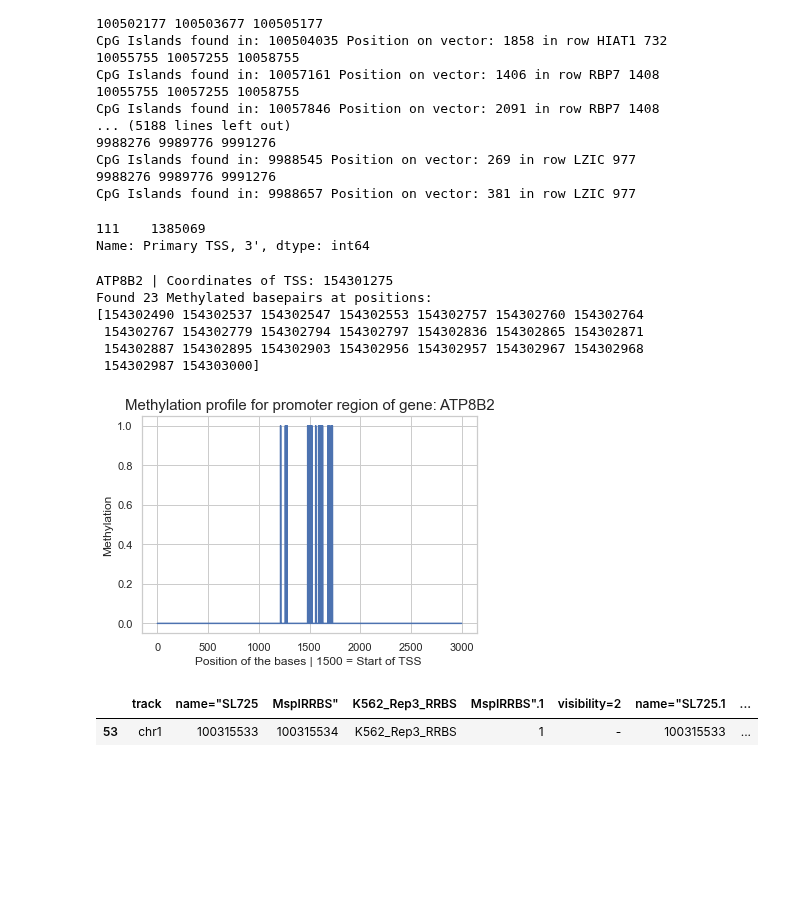
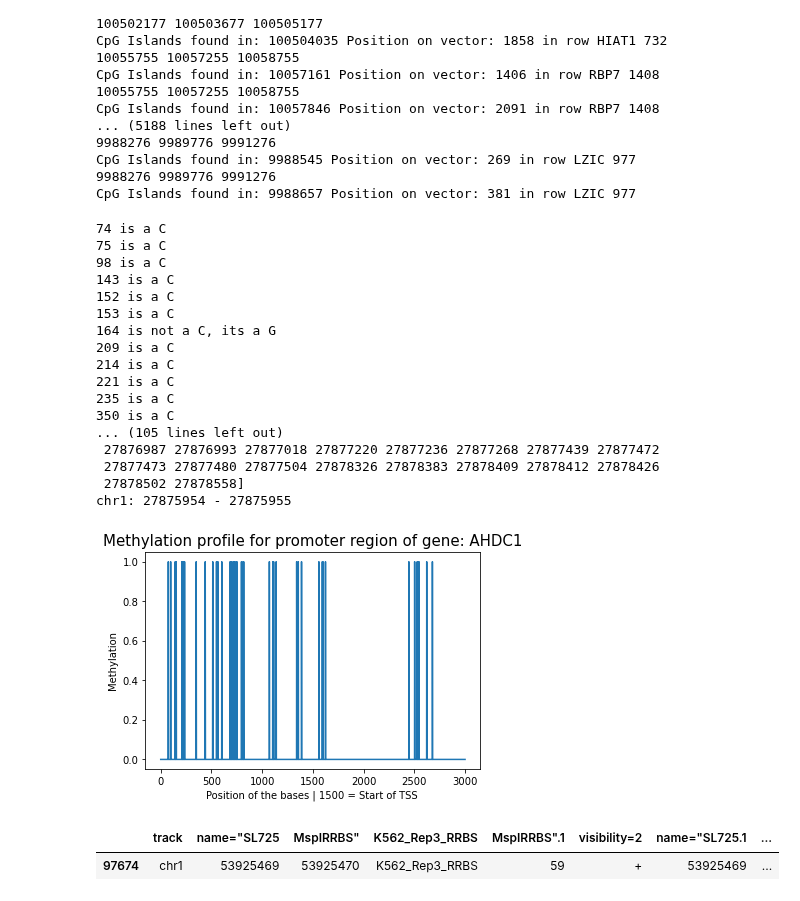
Before and after one commit to sermare/DeepOff, a Jupyter notebook: 1000 essential genes.ipynb, the cells around one changed output. Drawn from its saved outputs; the diff is of its cells as text; code cells hidden in the pictures; blank space fills up the shorter version.

Commit message:
changed methylation_basepairs fxn

```diff
--- a/1000 essential genes.ipynb
+++ b/1000 essential genes.ipynb
@@ -675,32 +642,52 @@ CpG Islands found in: 9988657 Position on vector: 381 in row LZIC 977
 # %%
 ## Function to show each position for a certain gene
 
+import matplotlib.pyplot as plt
+import matplotlib.colors as mcolors
+import matplotlib.cm as cm
+from sklearn.linear_model import LinearRegression
+
+
 def methylated_basepairs(int):
+
+    is_c(int)
+    is_c(int)
+
     x = chr1_ps.head(int).tail(1)['Gene'].iloc[-1]
     print(x, "| Coordinates of TSS:", chr1_ps[chr1_ps['Gene'] == x]["Primary TSS, 3'"].iloc[-1])
     print("Found", len([np.where(tmp[int] == 1)][0][0]) , "Methylated basepairs at positions:")
-    print([np.where(tmp[int] == 1)][0][0] + chr1_ps[chr1_ps['Gene'] == x]["Primary TSS, 3'"].iloc[-1])
+    print([np.where(tmp[int] == 1)][0][0] + chr1_ps[chr1_ps['Gene'] == x]["Primary TSS, 3'"].iloc[-1] - 1500)
     plt.title("Methylation profile for promoter region of gene: {}".format(x), size = 15)
     plt.xlabel('Position of the bases | 1500 = Start of TSS ')
     plt.ylabel('Methylation')
     plt.plot(tmp[int])
+
+    print('chr1:',[np.where(tmp[int] == 1)][0][0][0] + chr1_ps[chr1_ps['Gene'] == x]["Primary TSS, 3'"].iloc[-1] - 1500, '-', [np.where(tmp[int] == 1)][0][0][0] + chr1_ps[chr1_ps['Gene'] == x]["Primary TSS, 3'"].iloc[-1] - 1500 + 1)
+
+    #return([np.where(tmp[int] == 1)][0][0])
-# %%
-print(chr1_ps[chr1_ps['gene'] == 'ATAD3C']["Primary TSS, 3'"])
-# %% [output]
-111    1385069
-Name: Primary TSS, 3', dtype: int64
 # %%
-methylated_basepairs(125)
+methylated_basepairs(43)
 # %% [output]
-ATP8B2 | Coordinates of TSS: 154301275
-Found 23 Methylated basepairs at positions:
-[154302490 154302537 154302547 154302553 154302757 154302760 154302764
- 154302767 154302779 154302794 154302797 154302836 154302865 154302871
- 154302887 154302895 154302903 154302956 154302957 154302967 154302968
- 154302987 154303000]
+74 is a C
+75 is a C
+98 is a C
+143 is a C
+152 is a C
+153 is a C
+164 is not a C, its a G
+209 is a C
+214 is a C
+221 is a C
+235 is a C
+350 is a C
+... (105 lines left out)
+ 27876987 27876993 27877018 27877220 27877236 27877268 27877439 27877472
+ 27877473 27877480 27877504 27878326 27878383 27878409 27878412 27878426
+ 27878502 27878558]
+chr1: 27875954 - 27875955
-[figure, old version]
+[figure, new version]
 # %%
-chr1_cpgs[chr1_cpgs['name="SL725.1'] == 100315533]
+chr1_cpgs[chr1_cpgs['name="SL725.1'] == 53925469]
 # %% [output]
 |  | track | name="SL725 | MspIRRBS" | K562_Rep3_RRBS | MspIRRBS".1 | visibility=2 | name="SL725.1 | ... |
-| 53 | chr1 | 100315533 | 100315534 | K562_Rep3_RRBS | 1 | - | 100315533 | ... |
+| 97674 | chr1 | 53925469 | 53925470 | K562_Rep3_RRBS | 59 | + | 53925469 | ... |
```
Also changed, not shown: parts of 10 cells of this notebook.
